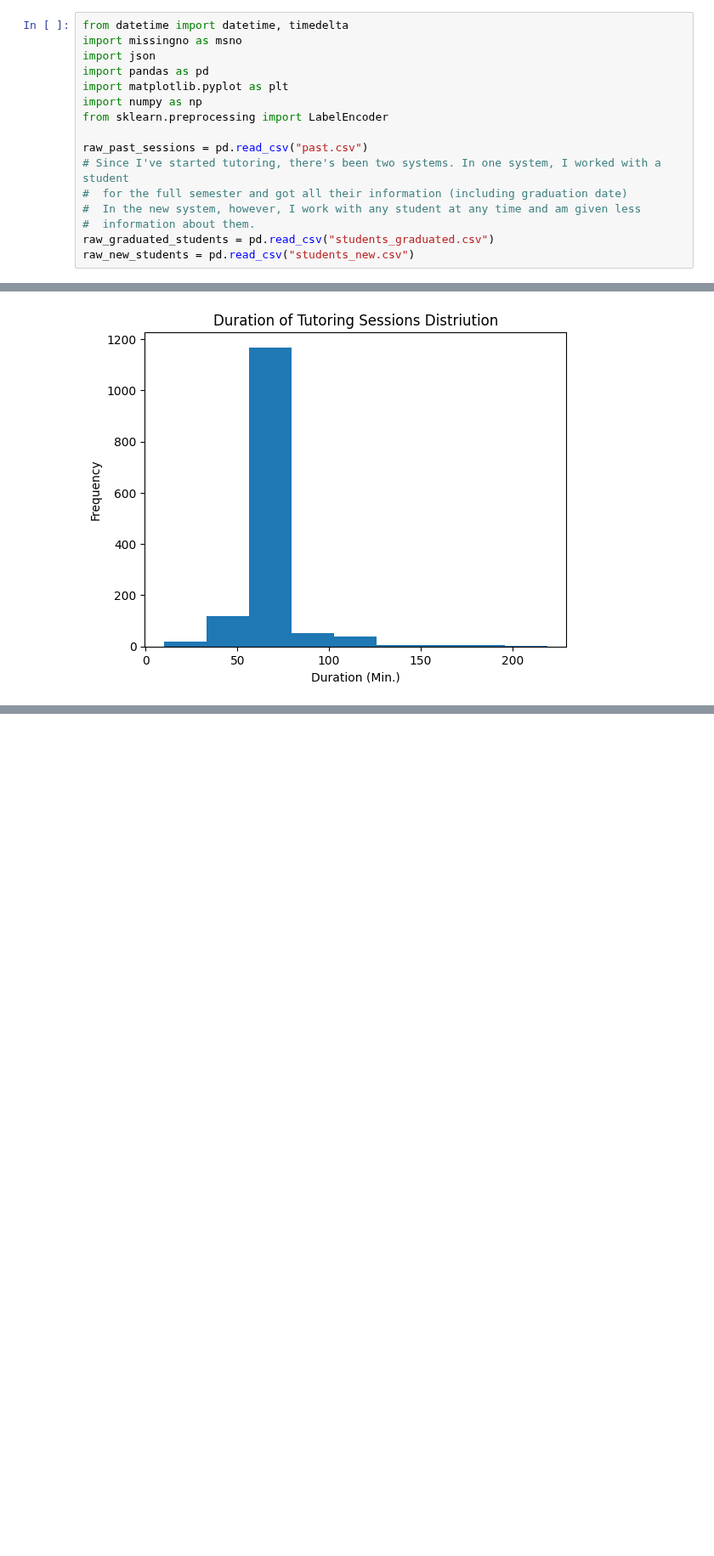
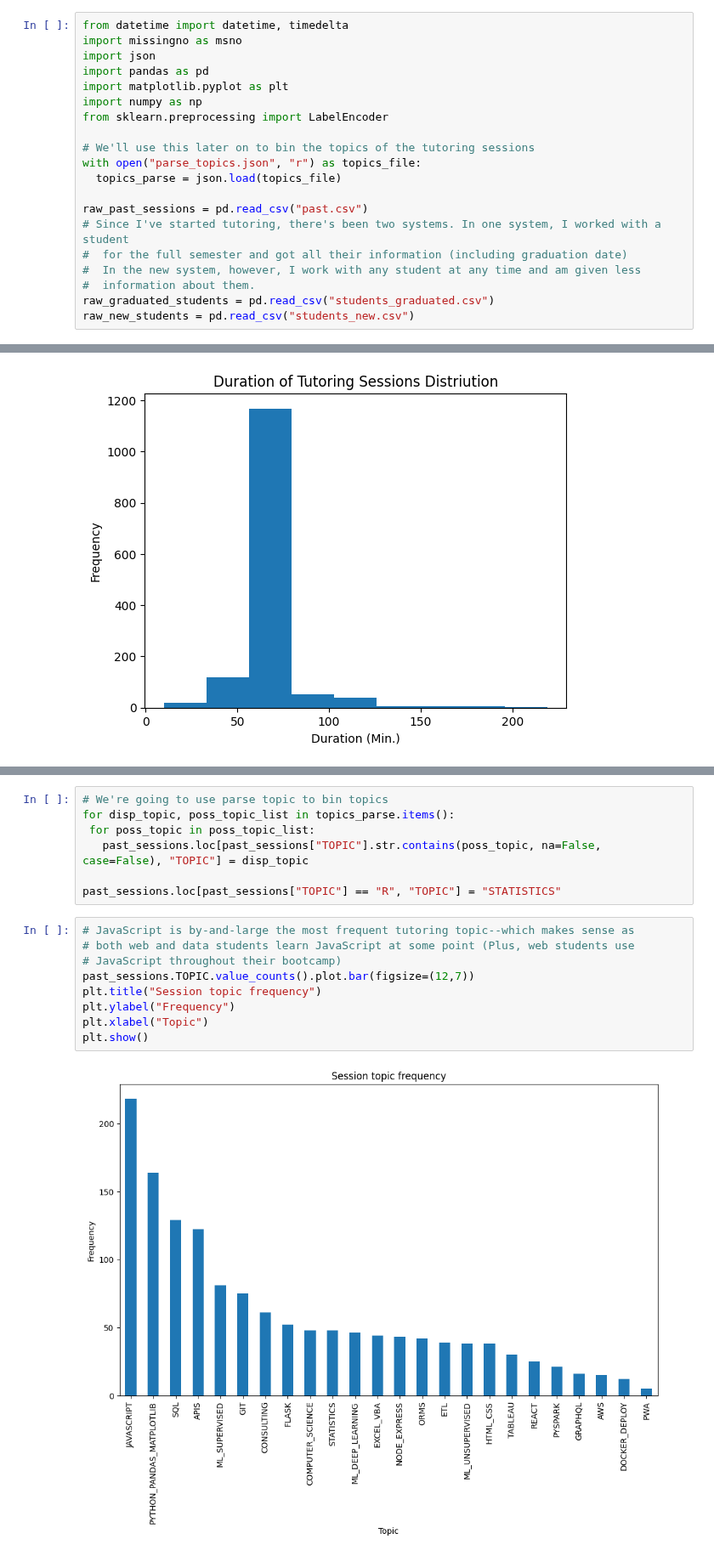
Before and after one commit to de-mark/tutoring_dashboard, a Jupyter notebook: assets/data/data_cleaning.ipynb, the cells around one changed output, grey strips where cells are left out. Shown at 85% size. Drawn from its saved outputs; the diff is of its cells as text; blank space fills up the shorter version.

Commit message:
Added tutoring session topic binning to data cleaning

```diff
--- a/assets/data/data_cleaning.ipynb
+++ b/assets/data/data_cleaning.ipynb
@@ -11,6 +11,10 @@ import matplotlib.pyplot as plt
 import numpy as np
 from sklearn.preprocessing import LabelEncoder
 
+# We'll use this later on to bin the topics of the tutoring sessions
+with open("parse_topics.json", "r") as topics_file:
+  topics_parse = json.load(topics_file)
+
 raw_past_sessions = pd.read_csv("past.csv")
 # Since I've started tutoring, there's been two systems. In one system, I worked with a student
 #  for the full semester and got all their information (including graduation date)
@@ -303,0 +355,18 @@ plt.show()
+# %%
+# We're going to use parse topic to bin topics
+for disp_topic, poss_topic_list in topics_parse.items():
+ for poss_topic in poss_topic_list:
+   past_sessions.loc[past_sessions["TOPIC"].str.contains(poss_topic, na=False, case=False), "TOPIC"] = disp_topic
+
+past_sessions.loc[past_sessions["TOPIC"] == "R", "TOPIC"] = "STATISTICS"
+# %%
+# JavaScript is by-and-large the most frequent tutoring topic--which makes sense as
+# both web and data students learn JavaScript at some point (Plus, web students use
+# JavaScript throughout their bootcamp)
+past_sessions.TOPIC.value_counts().plot.bar(figsize=(12,7))
+plt.title("Session topic frequency")
+plt.ylabel("Frequency")
+plt.xlabel("Topic")
+plt.show()
+# %% [output]
+[figure, added]
```
Also changed, not shown: parts of 5 cells of this notebook, 1 other file.
